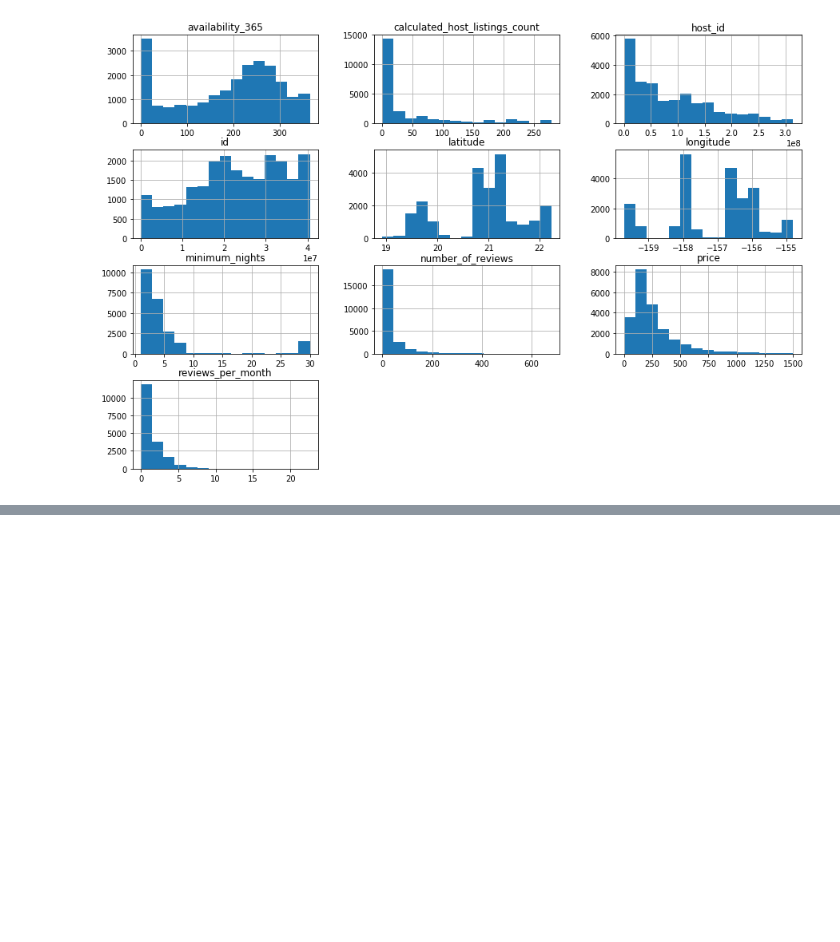
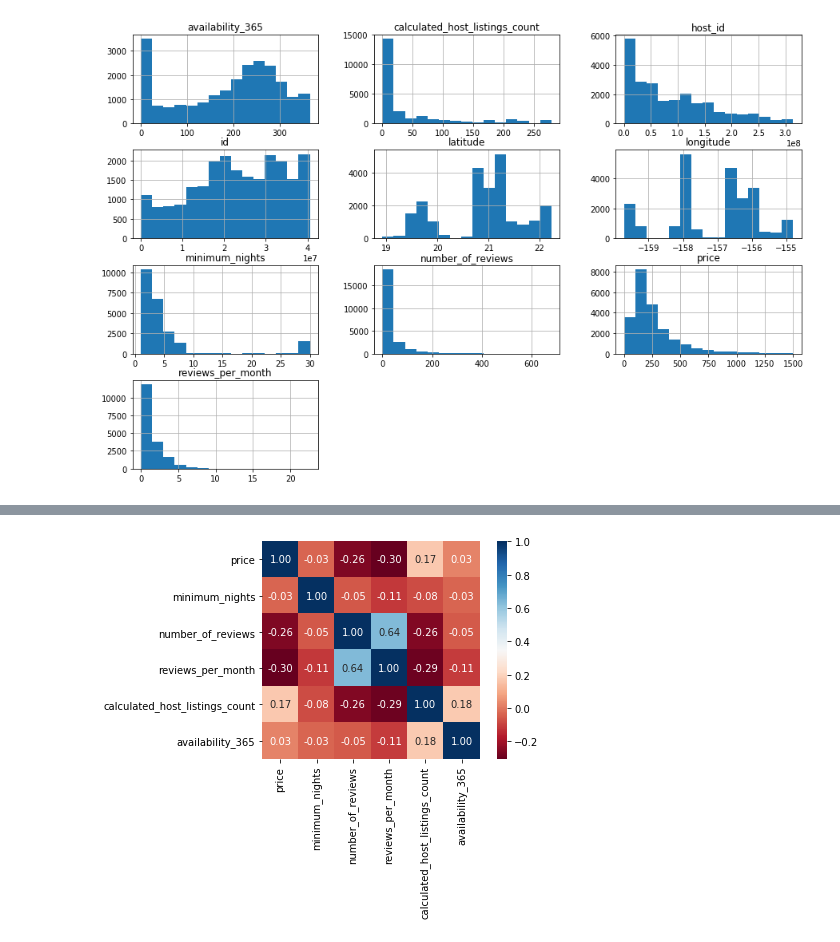
Before and after one commit to glauciodrumond/Data_Science_Projects, a Jupyter notebook: Airbnb_Data_Analysis__Hawaii.ipynb, the cells around one changed output, grey strips where cells are left out. Saved outputs shown, nothing was run; the diff lists cells and outputs as text; code cells hidden in the pictures; blank space fills up the shorter version.

```diff
--- a/Airbnb_Data_Analysis__Hawaii.ipynb
+++ b/Airbnb_Data_Analysis__Hawaii.ipynb
@@ -170,13 +207,10 @@ price: values over 1500
 # %%
-# remover os *outliers* em um novo DataFrame
+# remove *outliers* new DataFrame
 df_clean = data.copy()
 df_clean.drop(df_clean[df_clean.price > 1500].index, axis=0, inplace=True)
 df_clean.drop(df_clean[df_clean.minimum_nights > 30].index, axis=0, inplace=True)
 
-# remover `neighbourhood_group`, pois está vazio
-df_clean.drop('neighbourhood_group', axis=1, inplace=True)
-
-# plotar o histograma para as variáveis numéricas
+# plot  histogram for numerical variables
 df_clean.hist(bins=15, figsize=(15,10));
 # %% [output]
 [figure]
@@ -182,0 +227,6 @@ df_clean.hist(bins=15, figsize=(15,10));
+# %%
+# Create a correlation matrix
+corr = df_clean[['price', 'minimum_nights', 'number_of_reviews', 'reviews_per_month',
+    'calculated_host_listings_count', 'availability_365']].corr()
+
+display(corr)
@@ -182,0 +241,5 @@ df_clean.hist(bins=15, figsize=(15,10));
+# %%
+#create a heatmap
+sns.heatmap(corr, cmap='RdBu', fmt='.2f', square=True, linecolor='white', annot=True);
+# %% [output]
+[figure, added]
```
Also changed, not shown: parts of 21 cells of this notebook.
